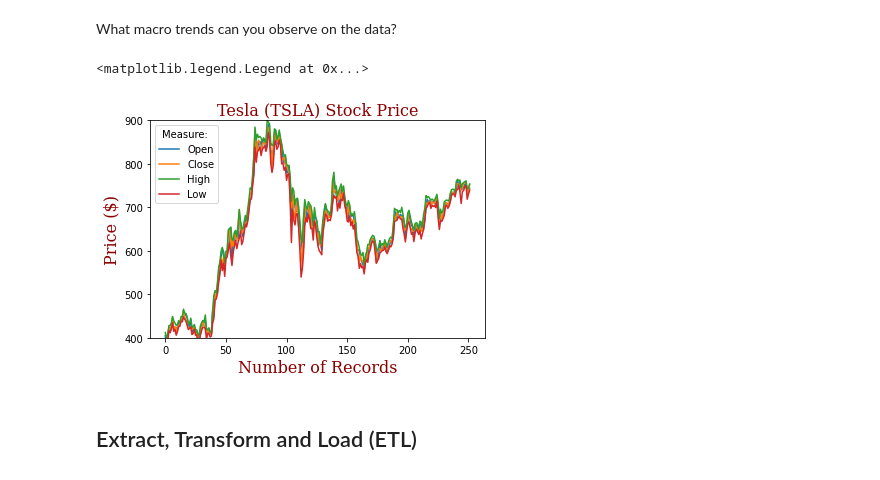
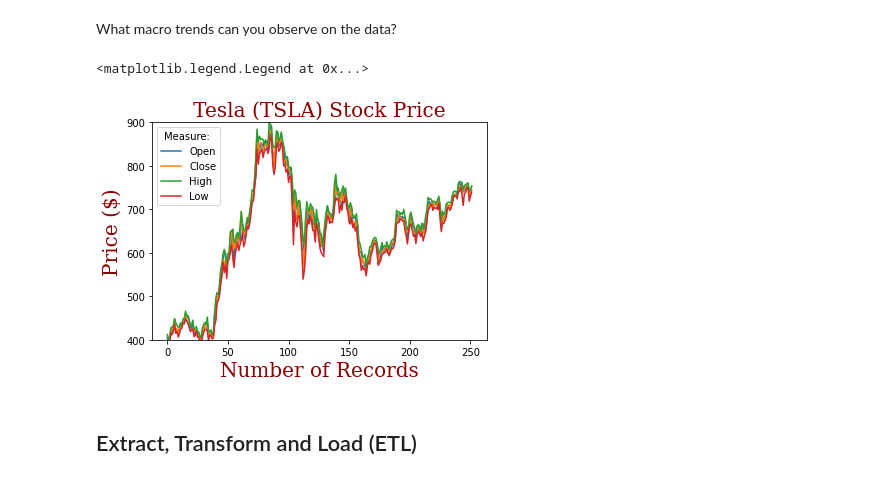
Before and after one commit to drestrepogiraldo/indu5000_case_3.2, a Jupyter notebook: indu5000_case_3.2.ipynb, the cells around one changed output. Cells and saved outputs as stored; diff of their text form; code cells hidden in the pictures.

```diff
--- a/indu5000_case_3.2.ipynb
+++ b/indu5000_case_3.2.ipynb
@@ -13,4 +13,4 @@ import matplotlib.pyplot as plt
 # %% [markdown]
 ## Data Import
 # %%
-data_tesla = pd.read_csv('/work/indu5000_case_3.1/Data/TSLA.csv',sep=',')
+data_tesla = pd.read_csv('/work/indu5000_case_3.2/Data/TSLA.csv',sep=',')
@@ -69,23 +73,23 @@ What macro trends can you observe on the data?
 # %%
 font = {'family': 'serif',
         'color':  'darkred',
         'weight': 'normal',
-        'size': 16,
+        'size':20,
         }
 
 plt.plot(data_tesla['Open'],label='Open')
 plt.plot(data_tesla['Close'],label='Close')
 plt.plot(data_tesla['High'],label='High')
 plt.plot(data_tesla['Low'],label='Low')
 #plt.xlim(left = 0, right=250)
 plt.ylim(top = 900, bottom=400)
 plt.title('Tesla (TSLA) Stock Price', fontdict=font)
 plt.xlabel('Number of Records', fontdict=font)
 plt.ylabel('Price ($)', fontdict=font)
 plt.legend(title='Measure: ')
 # %% [output]
 <matplotlib.legend.Legend at 0x...>
-[figure, old version]
+[figure, new version]
 # %% [markdown]
 ## Extract, Transform and Load (ETL)
 # %% [markdown]
```
Also changed, not shown: parts of 7 cells of this notebook.
